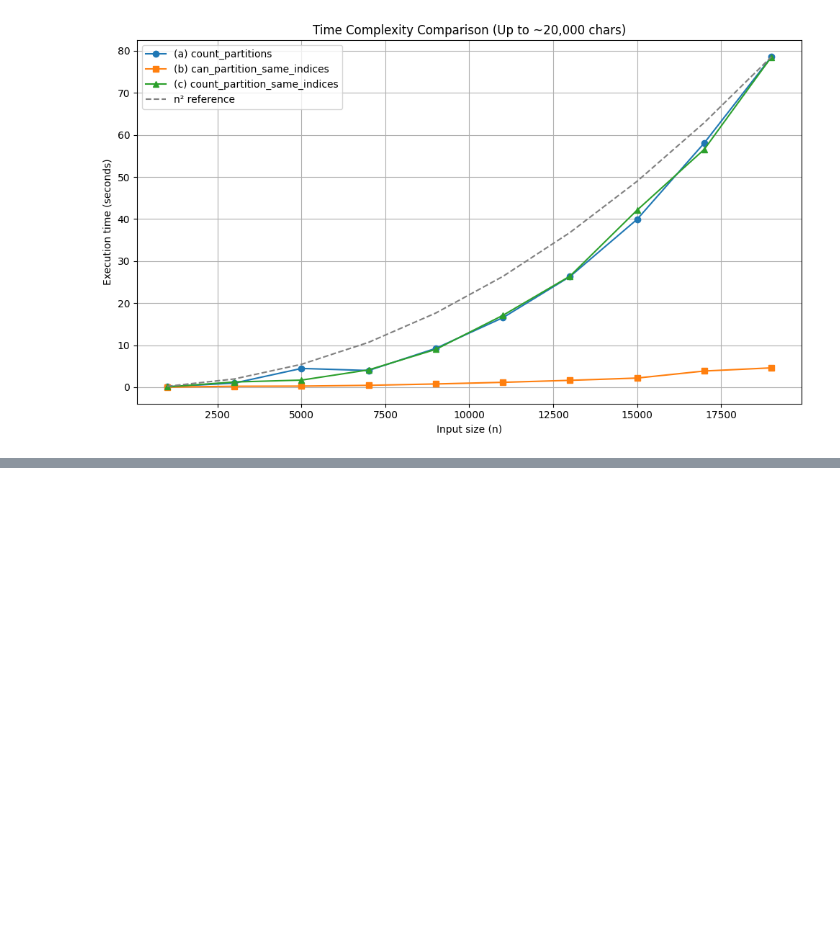
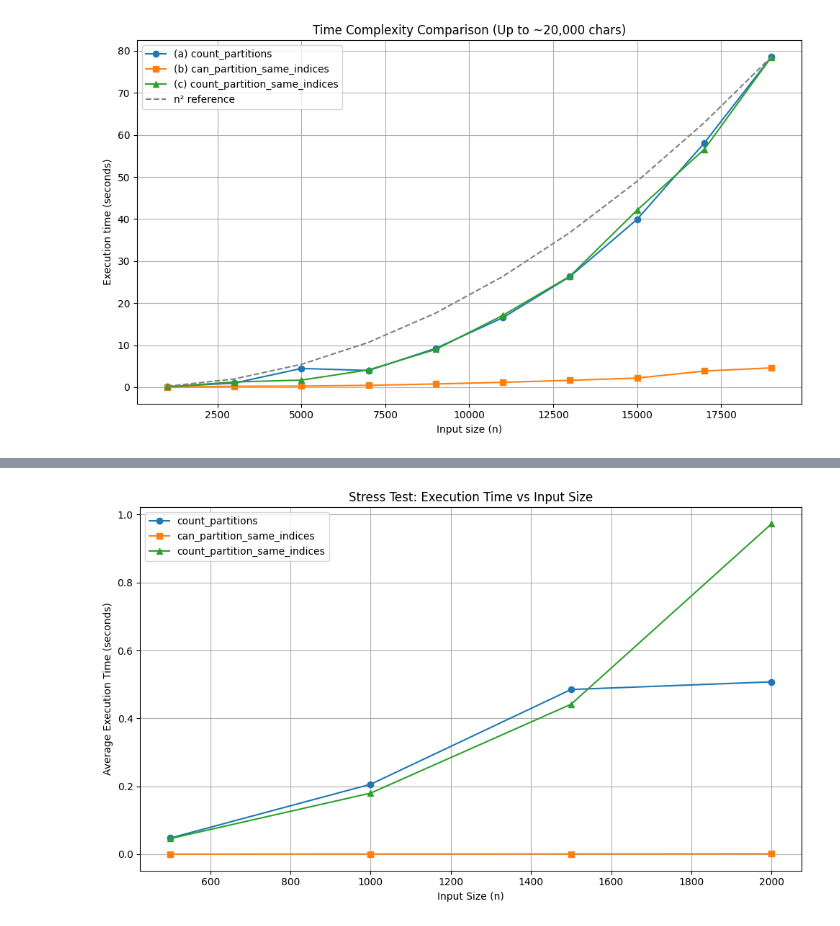
Before and after one commit to JapnoorManku/cpsc3620project, a Jupyter notebook: cpsc3620proj.ipynb, the cells around one changed output, grey strips where cells are left out. Drawn from its saved outputs; the diff is of its cells as text; code cells hidden in the pictures; blank space fills up the shorter version.

```diff
--- a/cpsc3620proj.ipynb
+++ b/cpsc3620proj.ipynb
@@ -207,0 +214,88 @@ plt.show()
+# %%
+import time
+import random
+import matplotlib.pyplot as plt
+
+random.seed(0)
+
+def IW(s: str) -> bool:
+    return True
+
+def count_partitions(A: str) -> int:
+    n = len(A)
+    dp = [0] * (n + 1)
+    dp[0] = 1  # Base case: empty string has one partition.
+    for i in range(1, n + 1):
+        for j in range(i):
+            if IW(A[j:i]):
+                dp[i] += dp[j]
+    return dp[n]
+
+def can_partition_same_indices(A: str, B: str) -> bool:
+    n = len(A)
+    dp = [False] * (n + 1)
+    dp[0] = True  # Base case.
+    for i in range(1, n + 1):
+        for j in range(i):
+            if IW(A[j:i]) and IW(B[j:i]) and dp[j]:
+                dp[i] = True
+                break
+    return dp[n]
+
+def count_partition_same_indices(A: str, B: str) -> int:
+    n = len(A)
+    dp = [0] * (n + 1)
+    dp[0] = 1  # Base case.
+    for i in range(1, n + 1):
+        for j in range(i):
+            if IW(A[j:i]) and IW(B[j:i]):
+                dp[i] += dp[j]
+    return dp[n]
+
+def random_string(length, alphabet='ABCDEFGHIJKLMNOPQRSTUVWXYZ'):
+    return ''.join(random.choice(alphabet) for _ in range(length))
+
+def stress_test(function, input_sizes, num_trials=3, is_two_string=False):
+    times = []
+    for n in input_sizes:
+        trial_times = []
+        for _ in range(num_trials):
+            A = random_string(n)
+            if is_two_string:
+                B = random_string(n)
+            start = time.perf_counter()
+            if is_two_string:
+                result = function(A, B)
+            else:
+                result = function(A)
+            end = time.perf_counter()
+            trial_times.append(end - start)
+        avg_time = sum(trial_times) / num_trials
+        times.append(avg_time)
+        print(f"Size {n}: Average Time: {avg_time:.4f} seconds, Last Result: {result}")
+    return times
+
+if __name__ == '__main__':
+    input_sizes = [500, 1000, 1500, 2000]
+
+    print("Stress Test: count_partitions")
+    times_a = stress_test(count_partitions, input_sizes)
+
+    print("\nStress Test: can_partition_same_indices")
+    times_b = stress_test(can_partition_same_indices, input_sizes, is_two_string=True)
+
+    print("\nStress Test: count_partition_same_indices")
+    times_c = stress_test(count_partition_same_indices, input_sizes, is_two_string=True)
+
+    plt.figure(figsize=(10, 6))
+    plt.plot(input_sizes, times_a, 'o-', label="count_partitions")
+    plt.plot(input_sizes, times_b, 's-', label="can_partition_same_indices")
+    plt.plot(input_sizes, times_c, '^-', label="count_partition_same_indices")
+    plt.xlabel("Input Size (n)")
+    plt.ylabel("Average Execution Time (seconds)")
+    plt.title("Stress Test: Execution Time vs Input Size")
+    plt.legend()
+    plt.grid(True)
+    plt.tight_layout()
+    plt.show()
+# %% [output]
@@ -207,0 +319 @@ plt.show()
+[figure, added]
```
Also changed, not shown: parts of 4 cells of this notebook.
